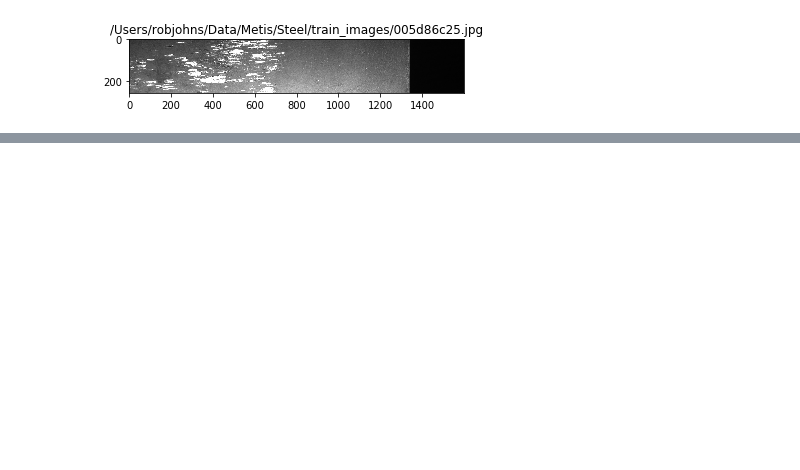
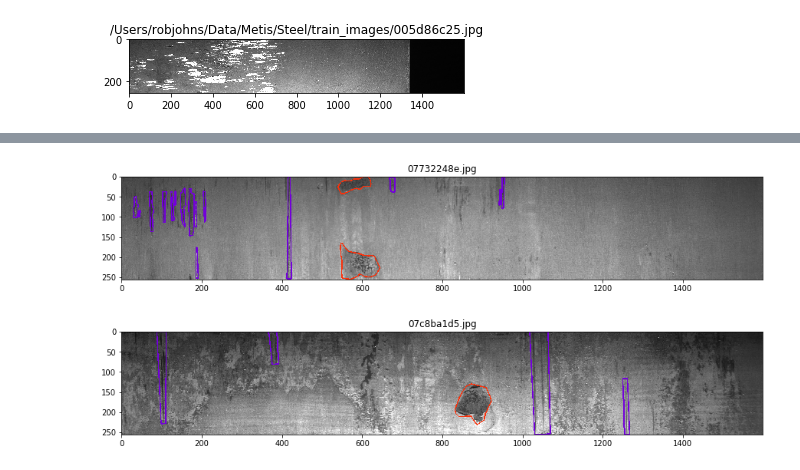
Before and after one commit to RWJohns/ComputerVision_Steel, a Jupyter notebook: Data_Organize.ipynb, the cells around one changed output, grey strips where cells are left out. Cells and saved outputs as stored; diff of their text form; code cells hidden in the pictures; blank space fills up the shorter version.

```diff
--- a/Data_Organize.ipynb
+++ b/Data_Organize.ipynb
@@ -93,0 +253,6 @@ seed_image.shape
+# %%
+for idx in idx_class_multi[10:12]:
+    show_mask_image(idx)
+# %% [output]
+[figure, added]
+[figure, added]
```
Also changed, not shown: parts of 17 cells of this notebook.
